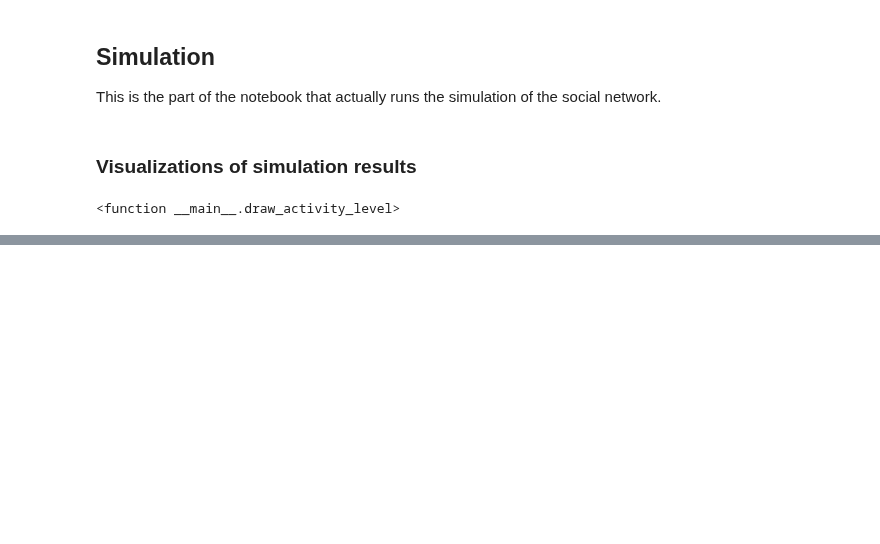
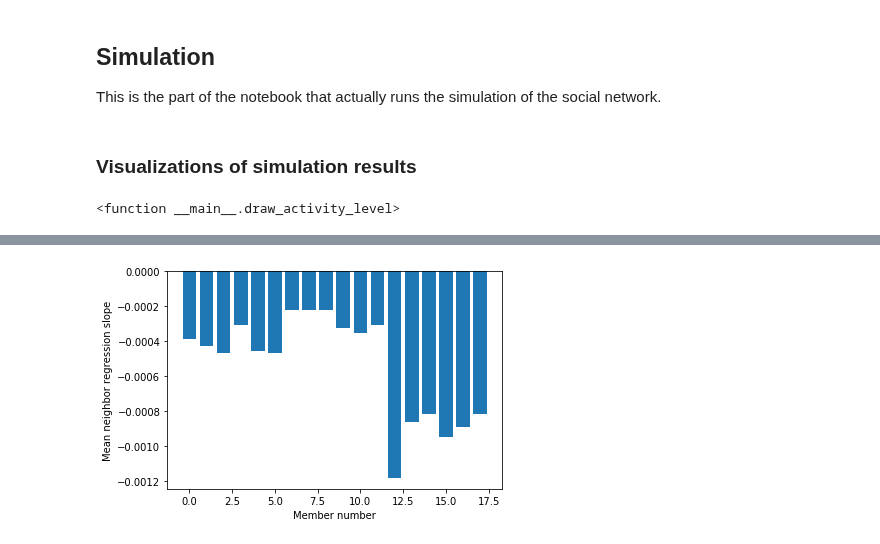
Before and after one commit to simon-andrews/soper, a Jupyter notebook: notebooks/Experimentation.ipynb, the cells around one changed output, grey strips where cells are left out. Cells and saved outputs as stored; diff of their text form; code cells hidden in the pictures; blank space fills up the shorter version.

```diff
--- a/notebooks/Experimentation.ipynb
+++ b/notebooks/Experimentation.ipynb
@@ -271,0 +287,13 @@ interact(plot_fits, id_number=(0, len(all_people) - 1))
+# %%
+mean_neighbor_slopes = list()
+for person in all_people:
+    neighbors = social_network.neighbors(person)
+    mean_neighbor_slope = np.mean([slopes[n.id_number] for n in neighbors])
+    mean_neighbor_slopes.append(mean_neighbor_slope)
+
+plt.xlabel('Member number')
+plt.ylabel('Mean neighbor regression slope')
+plt.bar(range(len(mean_neighbor_slopes)), mean_neighbor_slopes)
+plt.show()
+# %% [output]
+[figure, added]
```
Also changed, not shown: parts of 1 cell of this notebook.
